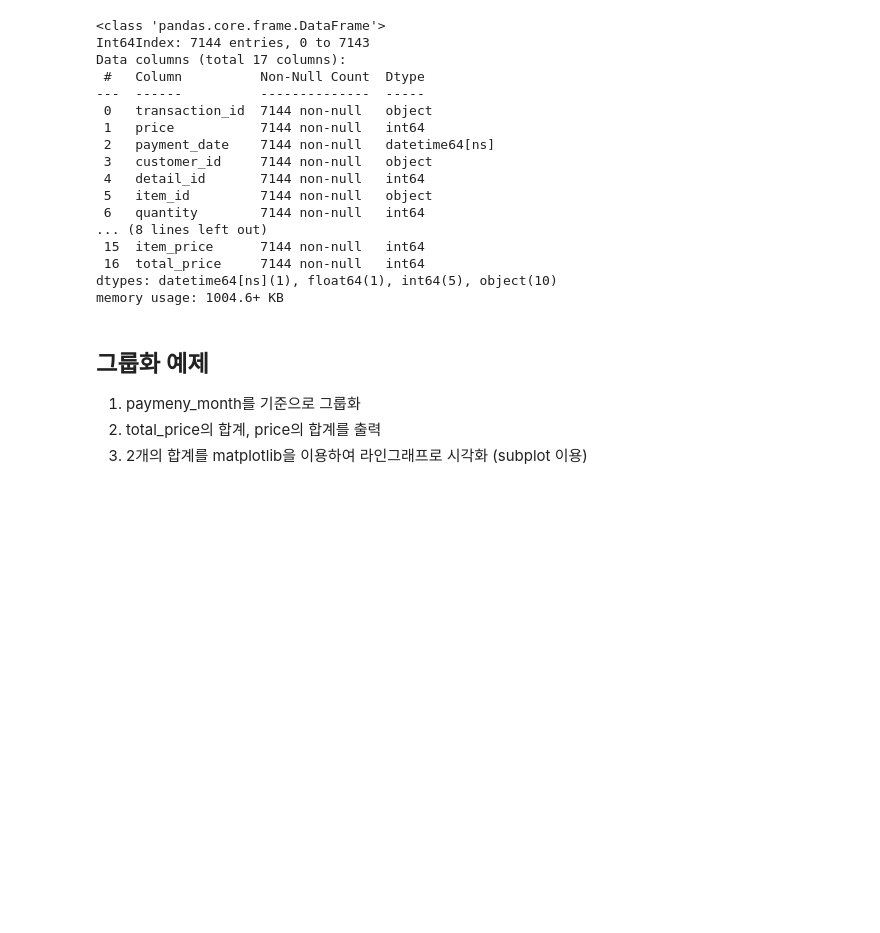
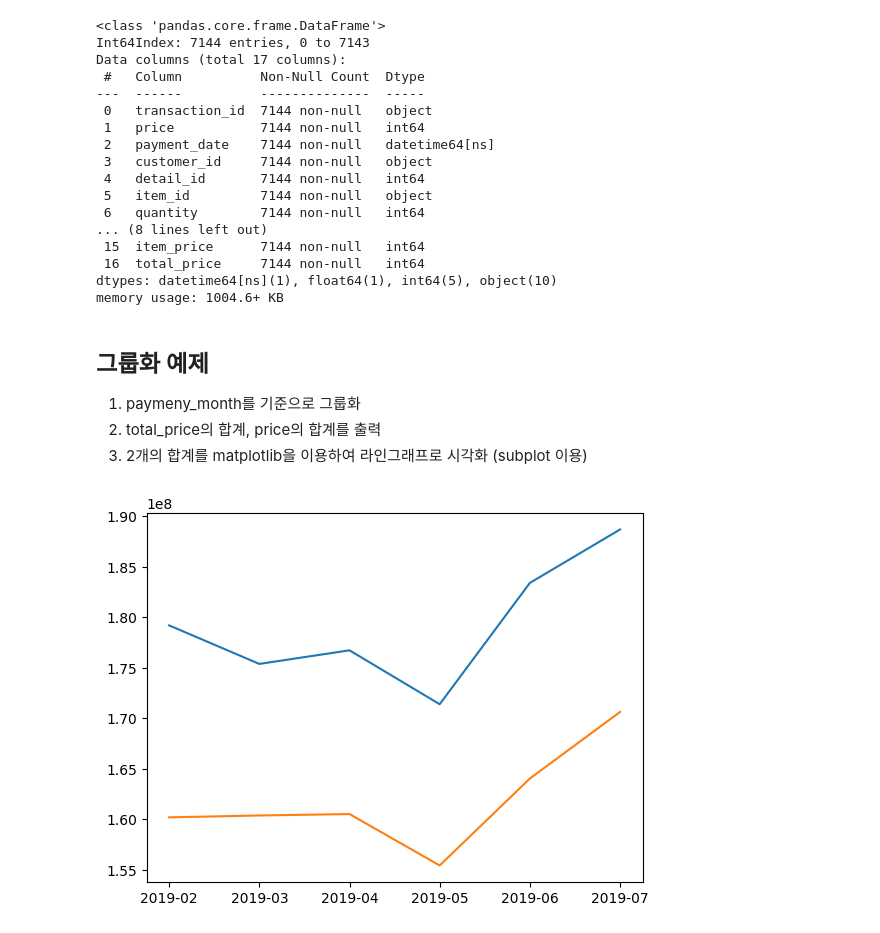
Before and after one commit to bsmoon-86/ezen-python, a Jupyter notebook: 230218/02_transaction.ipynb, the cells around one changed output. Cells and saved outputs as stored; diff of their text form; code cells hidden in the pictures; blank space fills up the shorter version.

```diff
--- a/230218/02_transaction.ipynb
+++ b/230218/02_transaction.ipynb
@@ -148,3 +148,14 @@ total_df['payment_month'] = total_df['payment_date'].dt.strftime("%Y-%m")
 1. paymeny_month를 기준으로 그룹화
 2. total_price의 합계, price의 합계를 출력
 3. 2개의 합계를 matplotlib을 이용하여 라인그래프로 시각화 (subplot 이용)
+# %%
+## 그룹화 (payment_month를 기준)
+
+# case1
+total_df.groupby('payment_month').sum()[['price', 'total_price']]
+
+# case2
+total_df.groupby('payment_month').sum().loc[:, ['price', 'total_price']]
+
+# case3
+group_data = total_df.groupby('payment_month').sum().iloc[:, [0, 5]]
@@ -150,0 +172,5 @@ total_df['payment_month'] = total_df['payment_date'].dt.strftime("%Y-%m")
+# %%
+plt.plot(group_data)
+plt.show()
+# %% [output]
+[figure, added]
```
Also changed, not shown: parts of 11 cells of this notebook, 6 other files.
